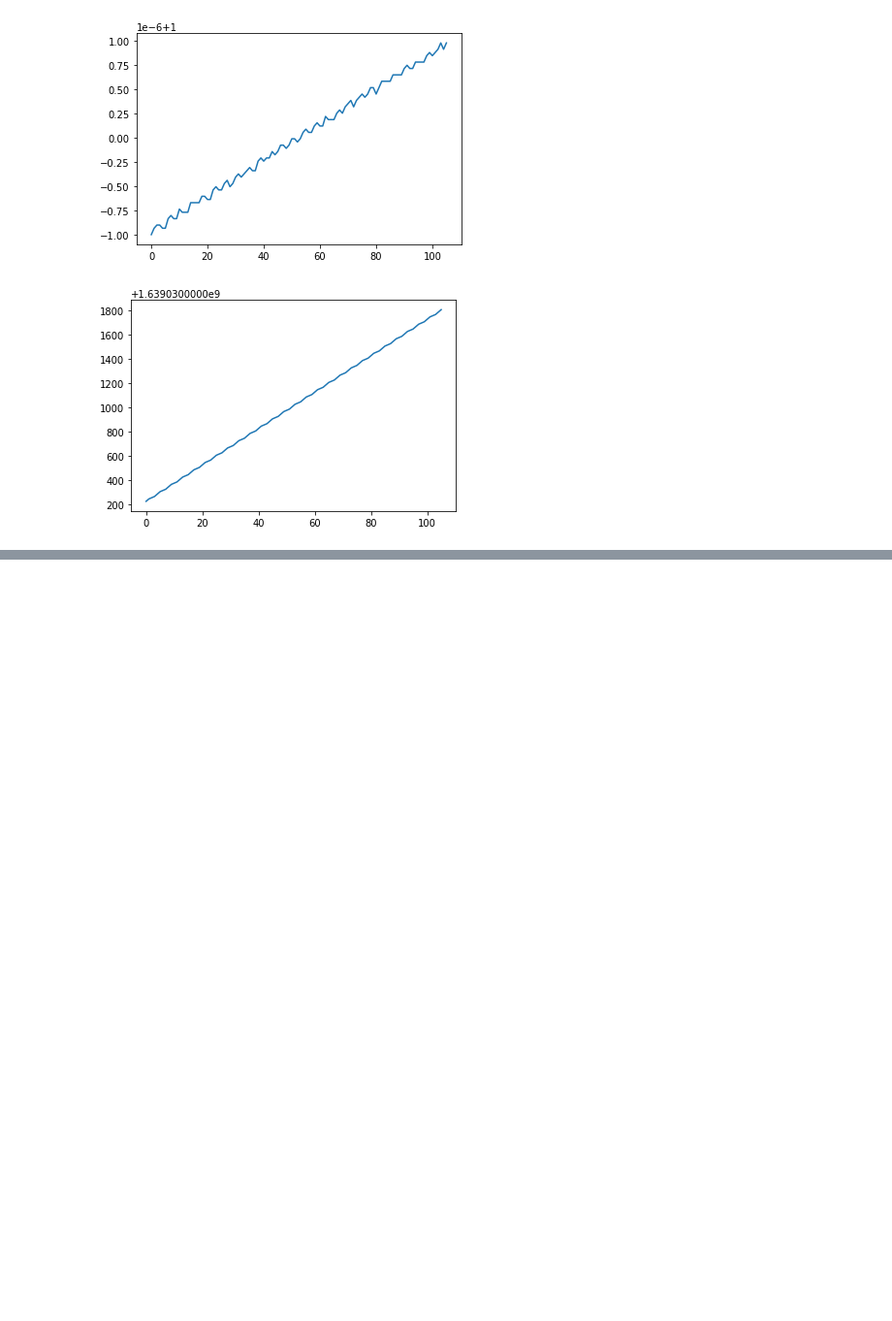
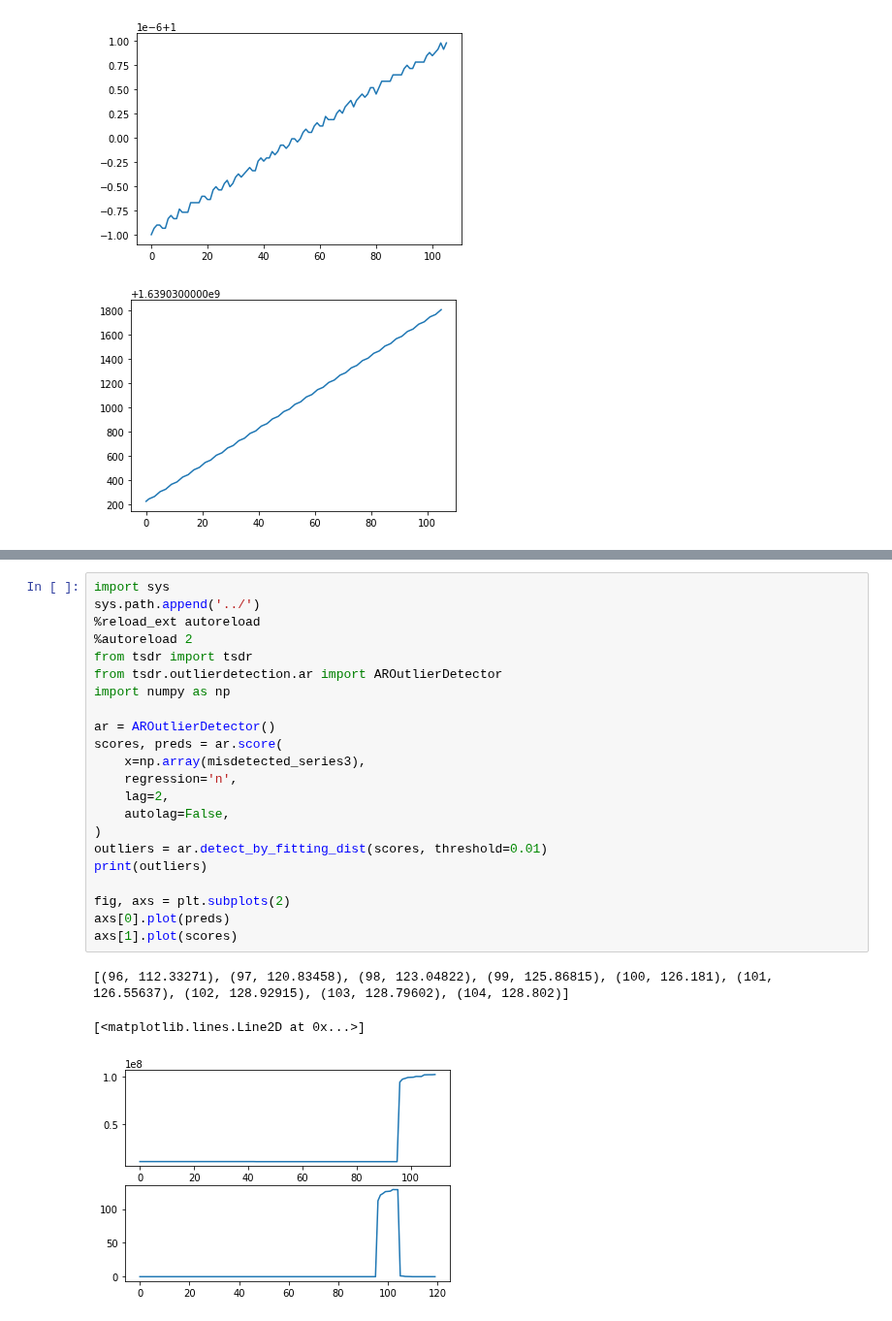
Before and after one commit to ai4sre/meltria-analyzer, a Jupyter notebook: notebooks/ar-based-ad.ipynb, the cells around one changed output, grey strips where cells are left out. Shown at 97% size. Saved outputs shown, nothing was run; the diff lists cells and outputs as text; blank space fills up the shorter version.

```diff
--- a/notebooks/ar-based-ad.ipynb
+++ b/notebooks/ar-based-ad.ipynb
@@ -250,0 +301,26 @@ r lag: 14
+# %%
+import sys
+sys.path.append('../')
+%reload_ext autoreload
+%autoreload 2
+from tsdr import tsdr
+from tsdr.outlierdetection.ar import AROutlierDetector
+import numpy as np
+
+ar = AROutlierDetector()
+scores, preds = ar.score(
+    x=np.array(misdetected_series3),
+    regression='n',
+    lag=2,
+    autolag=False,
+)
+outliers = ar.detect_by_fitting_dist(scores, threshold=0.01)
+print(outliers)
+
+fig, axs = plt.subplots(2)
+axs[0].plot(preds)
+axs[1].plot(scores)
+# %% [output]
+[(96, 112.33271), (97, 120.83458), (98, 123.04822), (99, 125.86815), (100, 126.181), (101, 126.55637), (102, 128.92915), (103, 128.79602), (104, 128.802)]
+[<matplotlib.lines.Line2D at 0x...>]
+[figure, added]
```
Also changed, not shown: parts of 1 cell of this notebook.
